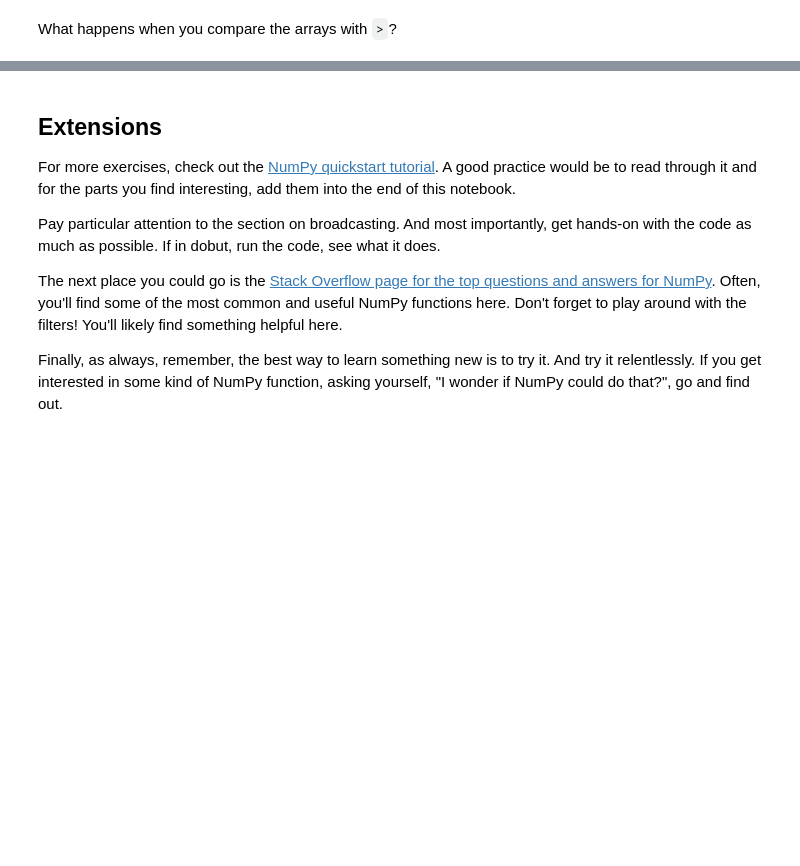
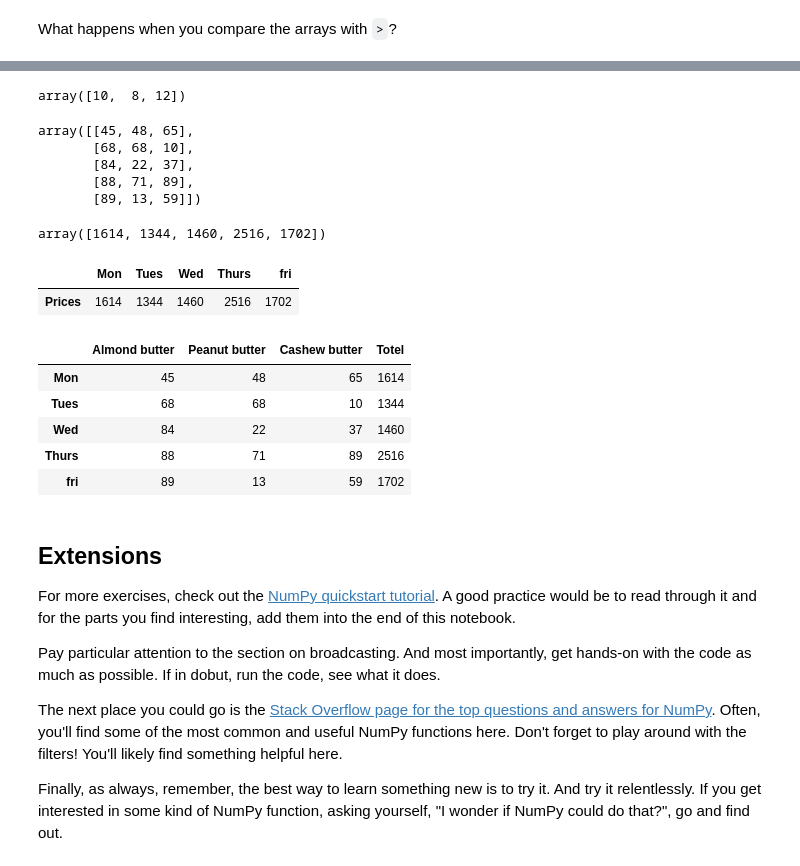
Before and after one commit to sag-coder/machine_larning, a Jupyter notebook: numpy-exercises.ipynb, the cells around one changed output, grey strips where cells are left out. Saved outputs shown, nothing was run; the diff lists cells and outputs as text; code cells hidden in the pictures; blank space fills up the shorter version.

Commit message:
modifi numpy_exercises and add butter sales.xlsx

```diff
--- a/numpy-exercises.ipynb
+++ b/numpy-exercises.ipynb
@@ -278,0 +441,4 @@ What happens when you compare the arrays with `>`?
+# %%
+#creat price array
+prices = np.array([10,8,12])
+prices,prices.shape
@@ -278,0 +456,3 @@ What happens when you compare the arrays with `>`?
+# %%
+butter_prices= pd.DataFrame(prices.reshape(1,3),index=["Prices"],columns=["Almond butter","Peanut butter","Cashew butter"])
+butter_prices
@@ -278,0 +462,3 @@ What happens when you compare the arrays with `>`?
+# %%
+weekly_sales = pd.DataFrame(sales_amount,index=["Mon","Tues","Wed","Thurs","fri"],columns=["Almond butter","Peanut butter","Cashew butter"])
+weekly_sales
@@ -278,0 +472,33 @@ What happens when you compare the arrays with `>`?
+# %%
+prices
+# %% [output]
+array([10,  8, 12])
+# %%
+sales_amount
+# %% [output]
+array([[45, 48, 65],
+       [68, 68, 10],
+       [84, 22, 37],
+       [88, 71, 89],
+       [89, 13, 59]])
+# %%
+totel_sales = np.dot(sales_amount,prices.T)
+totel_sales
+# %% [output]
+array([1614, 1344, 1460, 2516, 1702])
+# %%
+daily_sales= butter_prices.dot(weekly_sales.T)
+daily_sales
+# %% [output]
+|  | Mon | Tues | Wed | Thurs | fri |
+| Prices | 1614 | 1344 | 1460 | 2516 | 1702 |
+# %%
+weekly_sales["Totel"]=daily_sales.T
+weekly_sales
+# %% [output]
+|  | Almond butter | Peanut butter | Cashew butter | Totel |
+| Mon | 45 | 48 | 65 | 1614 |
+| Tues | 68 | 68 | 10 | 1344 |
+| Wed | 84 | 22 | 37 | 1460 |
+| Thurs | 88 | 71 | 89 | 2516 |
+| fri | 89 | 13 | 59 | 1702 |
```
Also changed, not shown: parts of 39 cells of this notebook, 2 other files.
